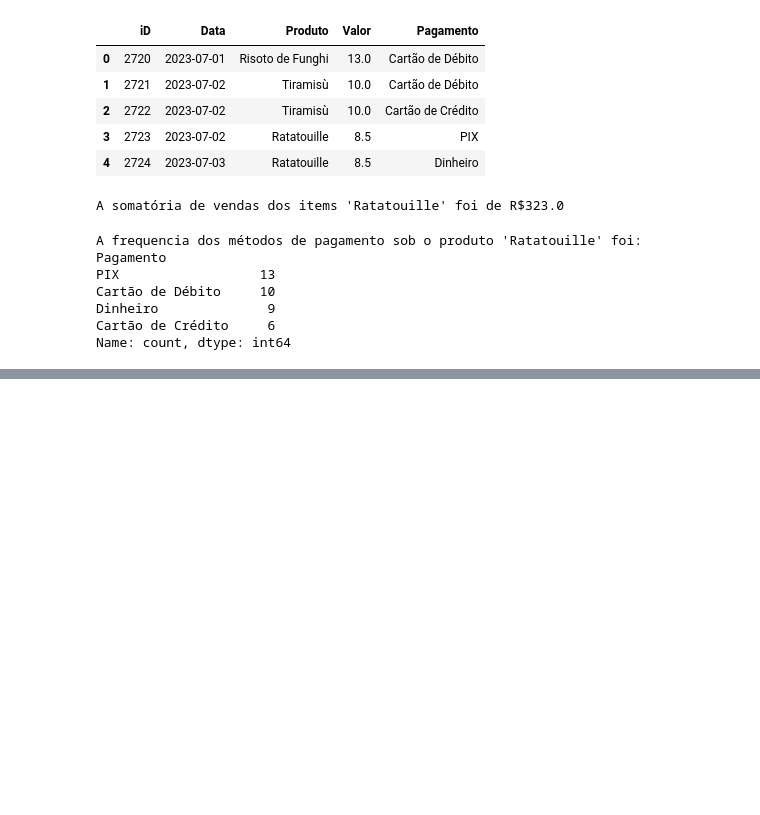
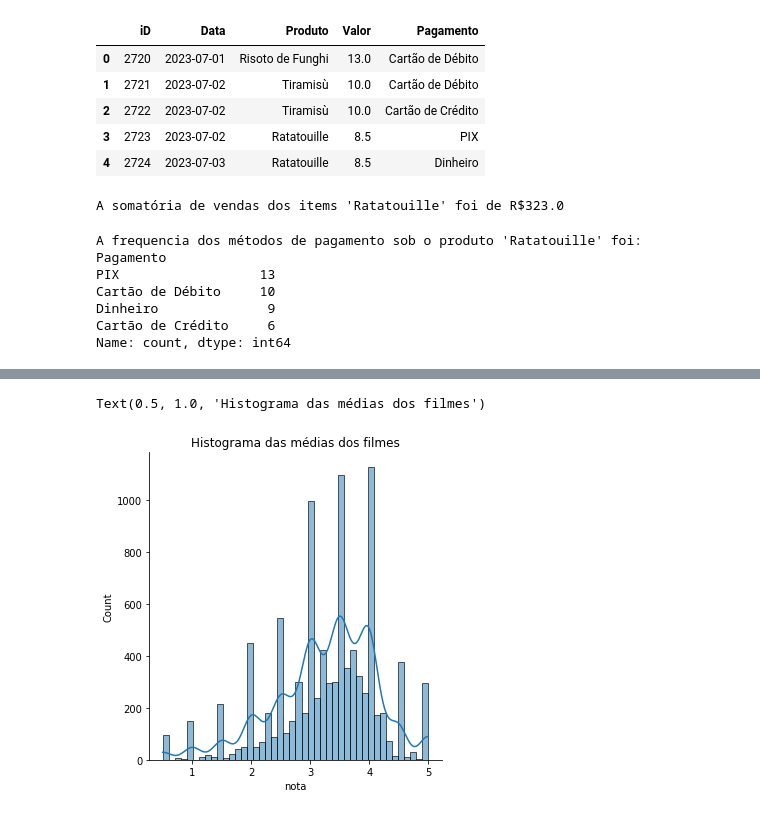
Before and after one commit to KauanAltino/DataScience_ALURA, a Jupyter notebook: DataScience_PARTE1.ipynb, the cells around one changed output, grey strips where cells are left out. Cells and saved outputs as stored; diff of their text form; code cells hidden in the pictures; blank space fills up the shorter version.

Commit message:
importando matplot

```diff
--- a/DataScience_PARTE1.ipynb
+++ b/DataScience_PARTE1.ipynb
@@ -218,0 +236,9 @@ Name: count, dtype: int64
+# %%
+import matplotlib.pyplot as plt
+
+sns.displot(medias_por_filme, kde=True) #Acrescenta mais baldes ao grafico, deixando mais claro a contagem de cada uma das notas medias
+plt.title("Histograma das médias dos filmes") #O titulo deve ser sempre após a função de criar o grafico.
+                                        #Kde=true - Mostra uma curva de como essa função comportaria
+# %% [output]
+Text(0.5, 1.0, 'Histograma das médias dos filmes')
+[figure, added]
```
Also changed, not shown: parts of 5 cells of this notebook.
